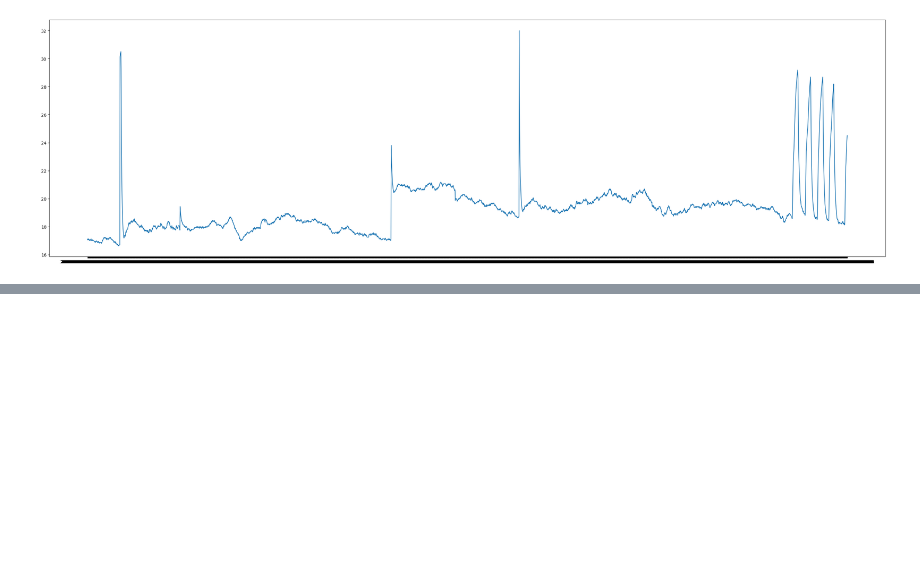
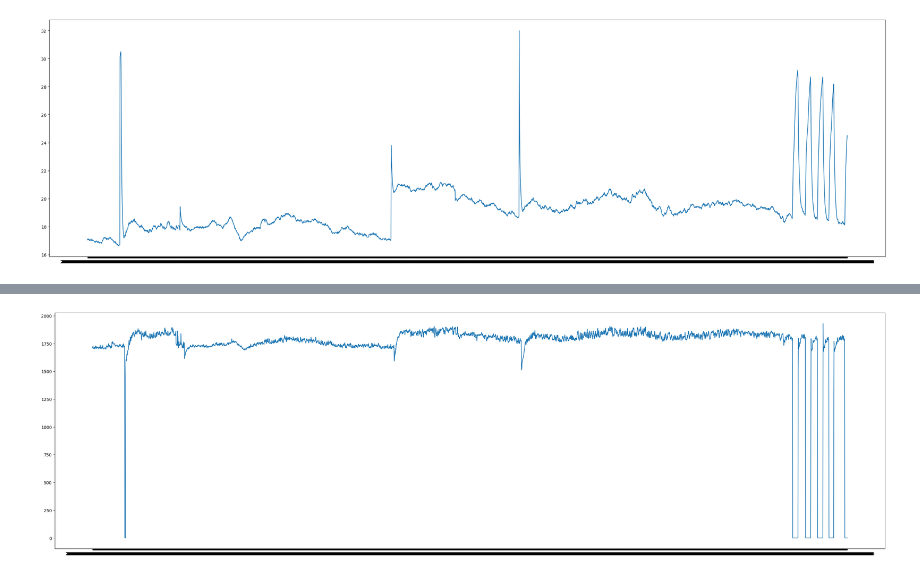
Before and after one commit to AkilaIsuri/AirConditioner-AnomalyDetection, a Jupyter notebook: EDA.ipynb, the cells around one changed output, grey strips where cells are left out. Drawn from its saved outputs; the diff is of its cells as text; code cells hidden in the pictures; blank space fills up the shorter version.

```diff
--- a/EDA.ipynb
+++ b/EDA.ipynb
@@ -320,0 +327,6 @@ plt.show()
+# %%
+plt.figure(figsize=(35,10))
+plt.plot(df['timestamp'], df['Power'])
+plt.show()
+# %% [output]
+[figure, added]
```
Also changed, not shown: parts of 14 cells of this notebook, 1 other file.
